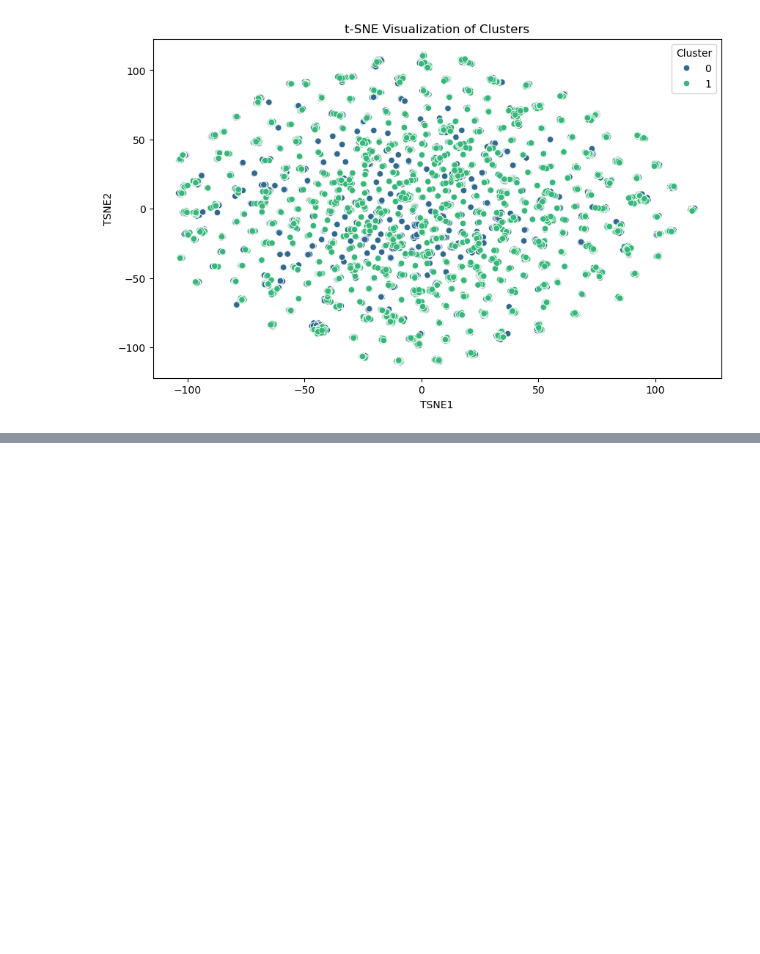
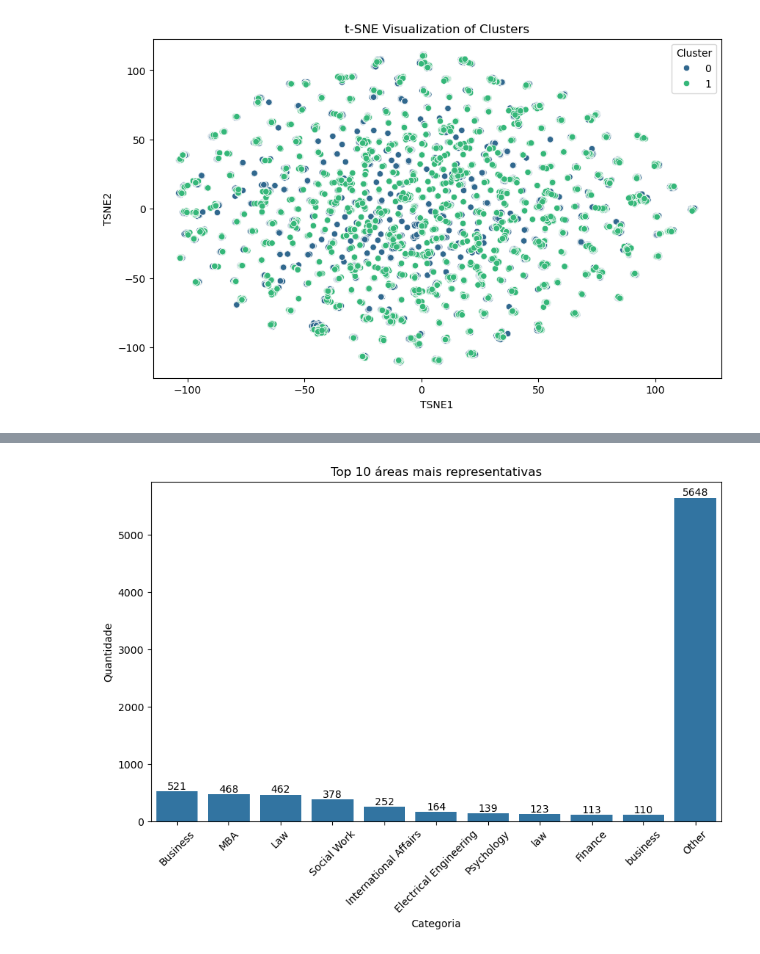
Before and after one commit to FrederickAlmeida/SpeedDating, a Jupyter notebook: pre_processing_fred.ipynb, the cells around one changed output, grey strips where cells are left out. Saved outputs shown, nothing was run; the diff lists cells and outputs as text; code cells hidden in the pictures; blank space fills up the shorter version.

```diff
--- a/pre_processing_fred.ipynb
+++ b/pre_processing_fred.ipynb
@@ -275,0 +416,20 @@ plt.show()
+# %%
+top_n = 10
+
+# qtd de ocorrencias
+top_categories = df['field'].value_counts().nlargest(top_n)
+
+# nova colina com as categorias mais frequentes
+df['field_grouped'] = df['field'].apply(lambda x: x if x in top_categories.index else "Other")
+
+plt.figure(figsize=(10, 6))
+ax = sns.countplot(data=df, x='field_grouped', order=top_categories.index.tolist() + ["Other"])
+for container in ax.containers:
+    ax.bar_label(container)
+plt.xticks(rotation=45)
+plt.xlabel("Categoria")
+plt.ylabel("Quantidade")
+plt.title(f"Top 10 áreas mais representativas")
+plt.show()
+# %% [output]
+[figure, added]
```
Also changed, not shown: parts of 22 cells of this notebook.
